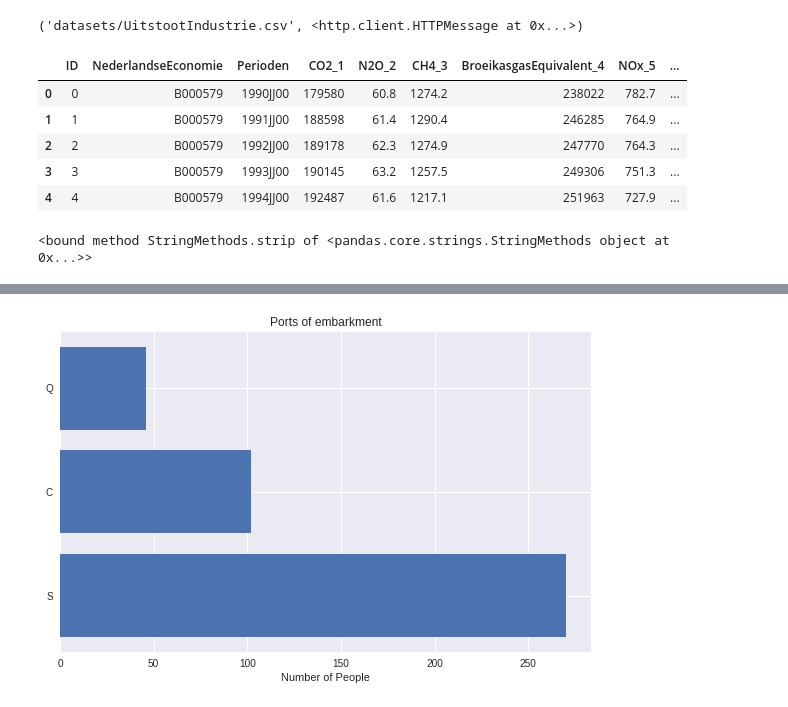
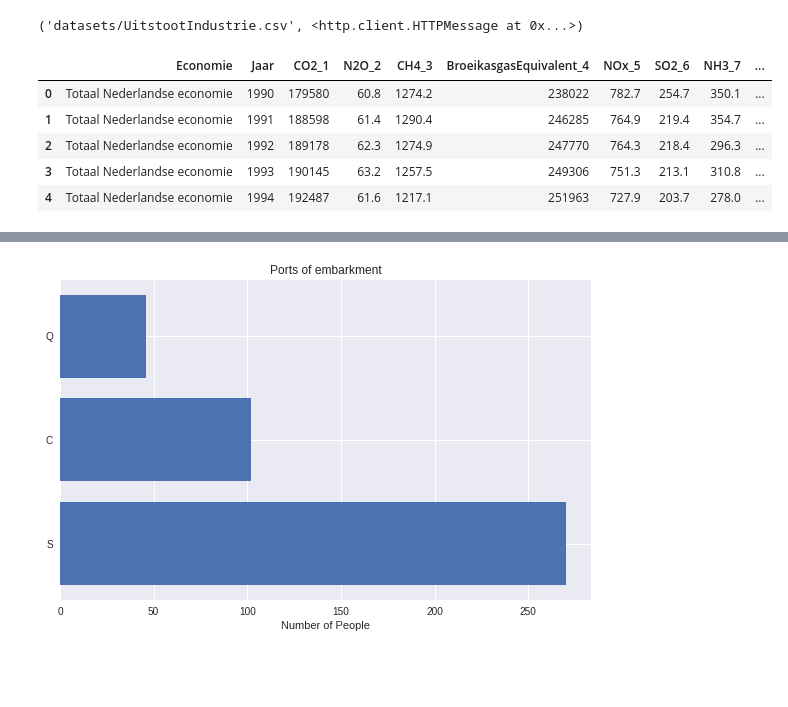
Before and after one commit to GitAnda/PythonCourse2020, a Jupyter notebook: DataVisualisation.ipynb, the cells around one changed output, grey strips where cells are left out. Cells and saved outputs as stored; diff of their text form; code cells hidden in the pictures; blank space fills up the shorter version.

Commit message:
Clean data and load into notebook

```diff
--- a/DataVisualisation.ipynb
+++ b/DataVisualisation.ipynb
@@ -47,15 +47,13 @@ urllib.request.urlretrieve(DOWNLOAD_URL, datapath + "/UitstootIndustrie.csv")
 # %%
 import pandas as pd
 
 datapath = "datasets"
-data = pd.read_csv(datapath + "/83300NED_TypedDataSet_17112020_113836.csv", delimiter = ";")
-metadata = pd.read_csv(datapath + "/Key.csv", delimiter = ";")
-
+data = pd.read_csv(datapath + "/UitstootIndustrie.csv", delimiter = ",")
 data.head()
 # %% [output]
-|  | ID | NederlandseEconomie | Perioden | CO2_1 | N2O_2 | CH4_3 | BroeikasgasEquivalent_4 | NOx_5 | ... |
-| 0 | 0 | B000579 | 1990JJ00 | 179580 | 60.8 | 1274.2 | 238022 | 782.7 | ... |
-| 1 | 1 | B000579 | 1991JJ00 | 188598 | 61.4 | 1290.4 | 246285 | 764.9 | ... |
-| 2 | 2 | B000579 | 1992JJ00 | 189178 | 62.3 | 1274.9 | 247770 | 764.3 | ... |
-| 3 | 3 | B000579 | 1993JJ00 | 190145 | 63.2 | 1257.5 | 249306 | 751.3 | ... |
-| 4 | 4 | B000579 | 1994JJ00 | 192487 | 61.6 | 1217.1 | 251963 | 727.9 | ... |
+|  | Economie | Jaar | CO2_1 | N2O_2 | CH4_3 | BroeikasgasEquivalent_4 | NOx_5 | SO2_6 | NH3_7 | ... |
+| 0 | Totaal Nederlandse economie | 1990 | 179580 | 60.8 | 1274.2 | 238022 | 782.7 | 254.7 | 350.1 | ... |
+| 1 | Totaal Nederlandse economie | 1991 | 188598 | 61.4 | 1290.4 | 246285 | 764.9 | 219.4 | 354.7 | ... |
+| 2 | Totaal Nederlandse economie | 1992 | 189178 | 62.3 | 1274.9 | 247770 | 764.3 | 218.4 | 296.3 | ... |
+| 3 | Totaal Nederlandse economie | 1993 | 190145 | 63.2 | 1257.5 | 249306 | 751.3 | 213.1 | 310.8 | ... |
+| 4 | Totaal Nederlandse economie | 1994 | 192487 | 61.6 | 1217.1 | 251963 | 727.9 | 203.7 | 278.0 | ... |
@@ -68,7 +59,0 @@ for i in data.NederlandseEconomie.unique():
-# %%
-data["NederlandseEconomie"].str.strip
-
-# newdata = data.replace(metadata.Key, metadata.Title)
-# newdata
-# %% [output]
-<bound method StringMethods.strip of <pandas.core.strings.StringMethods object at 0x...>>
```
Also changed, not shown: parts of 7 cells of this notebook, 2 other files.
